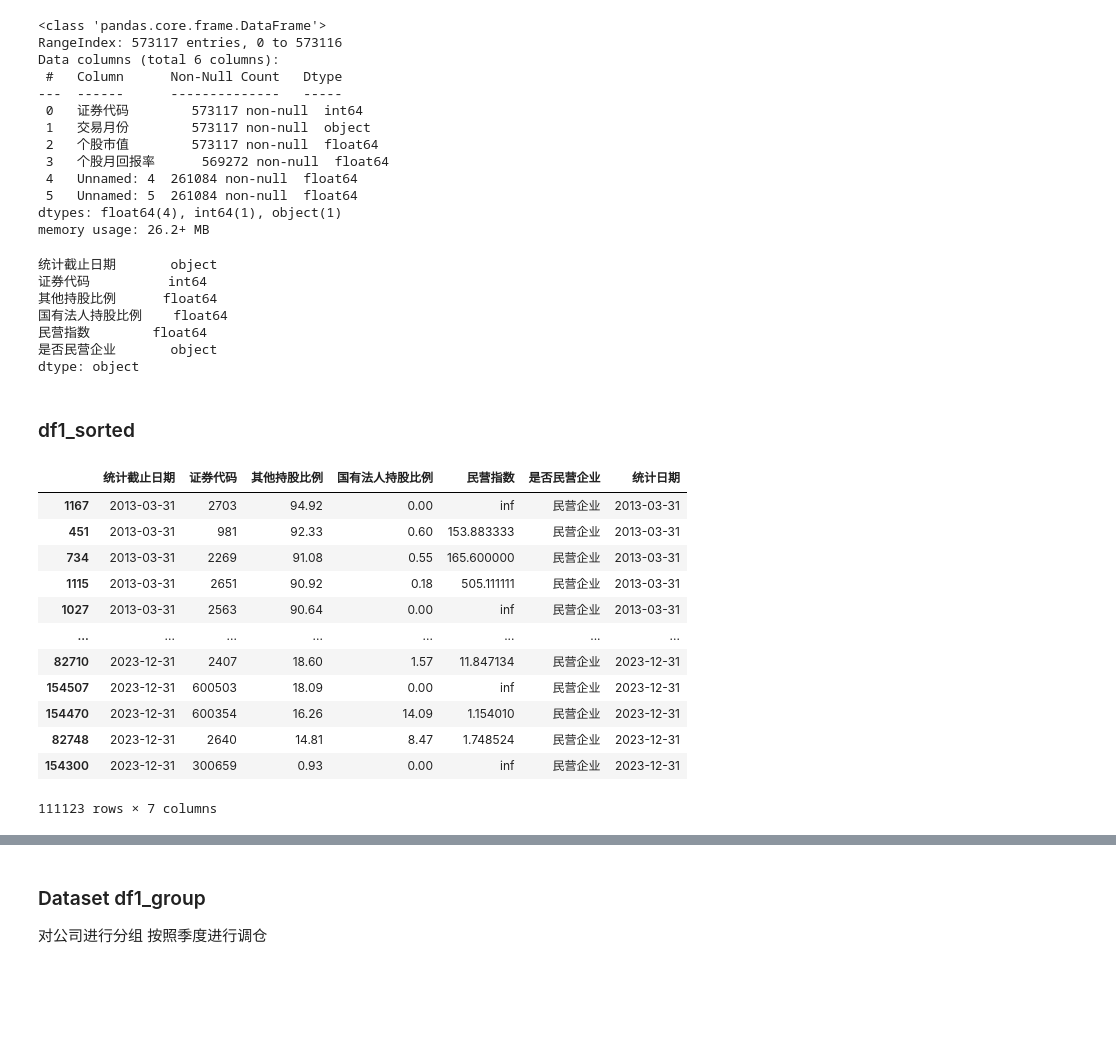
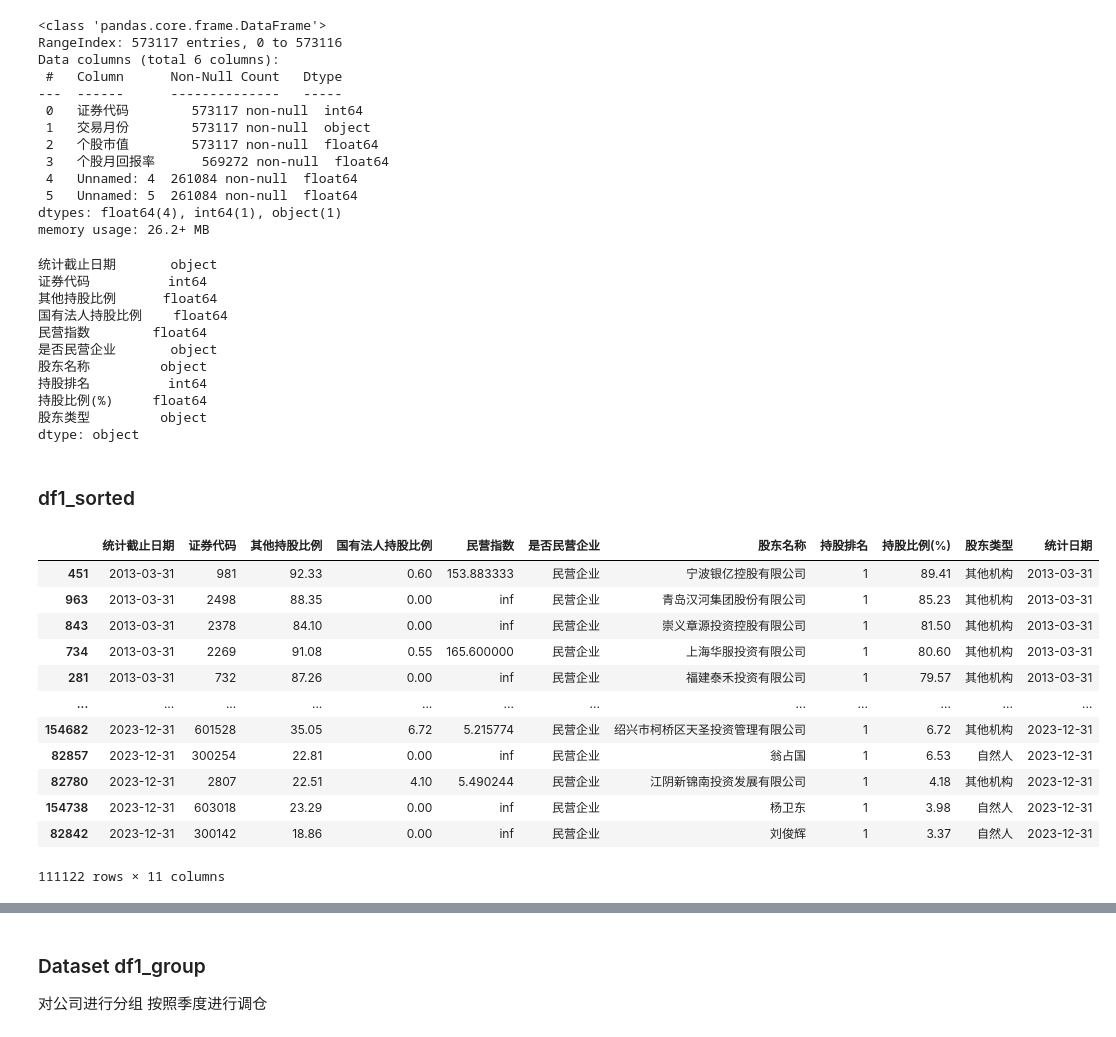
Before and after one commit to Prussia/playJupyter, a Jupyter notebook: testproj/计算加权回报率.ipynb, the cells around one changed output, grey strips where cells are left out. Drawn from its saved outputs; the diff is of its cells as text; code cells hidden in the pictures; blank space fills up the shorter version.

```diff
--- a/testproj/计算加权回报率.ipynb
+++ b/testproj/计算加权回报率.ipynb
@@ -17,8 +17,8 @@ import warnings
 warnings.filterwarnings('ignore')
 # %%
 # import data
-df1_1 = pd.read_excel('证券2.xlsx', engine='openpyxl')
-df1_2 = pd.read_excel('证券1.xlsx', engine='openpyxl')
+df1_1 = pd.read_excel('证券2_final.xlsx', engine='openpyxl')
+df1_2 = pd.read_excel('证券1_final.xlsx', engine='openpyxl')
 df1_3 = pd.concat([df1_1, df1_2], ignore_index=True)
 df1 = df1_3[df1_3['民营指数'] >= 1]
 # %%
@@ -51,6 +51,10 @@ df1.dtypes
 国有法人持股比例    float64
 民营指数        float64
 是否民营企业       object
+股东名称         object
+持股排名          int64
+持股比例(%)     float64
+股东类型         object
 dtype: object
 # %%
 df1['统计日期'] = pd.to_datetime(df1['统计截止日期'])
@@ -59,22 +63,22 @@ df3['统计日期'] = pd.to_datetime(df3['交易月份'])
 # %% [markdown]
 ### df1_sorted
 # %%
-df1_sorted = df1.sort_values(by=['统计日期', '其他持股比例'], ascending=[True, False])
+df1_sorted = df1.sort_values(by=['统计日期', '持股比例(%)'], ascending=[True, False])
 df1_sorted
 # %% [output]
-|  | 统计截止日期 | 证券代码 | 其他持股比例 | 国有法人持股比例 | 民营指数 | 是否民营企业 | 统计日期 |
-| 1167 | 2013-03-31 | 2703 | 94.92 | 0.00 | inf | 民营企业 | 2013-03-31 |
-| 451 | 2013-03-31 | 981 | 92.33 | 0.60 | 153.883333 | 民营企业 | 2013-03-31 |
-| 734 | 2013-03-31 | 2269 | 91.08 | 0.55 | 165.600000 | 民营企业 | 2013-03-31 |
-| 1115 | 2013-03-31 | 2651 | 90.92 | 0.18 | 505.111111 | 民营企业 | 2013-03-31 |
-| 1027 | 2013-03-31 | 2563 | 90.64 | 0.00 | inf | 民营企业 | 2013-03-31 |
-| ... | ... | ... | ... | ... | ... | ... | ... |
-| 82710 | 2023-12-31 | 2407 | 18.60 | 1.57 | 11.847134 | 民营企业 | 2023-12-31 |
-| 154507 | 2023-12-31 | 600503 | 18.09 | 0.00 | inf | 民营企业 | 2023-12-31 |
-| 154470 | 2023-12-31 | 600354 | 16.26 | 14.09 | 1.154010 | 民营企业 | 2023-12-31 |
-| 82748 | 2023-12-31 | 2640 | 14.81 | 8.47 | 1.748524 | 民营企业 | 2023-12-31 |
-| 154300 | 2023-12-31 | 300659 | 0.93 | 0.00 | inf | 民营企业 | 2023-12-31 |
+|  | 统计截止日期 | 证券代码 | 其他持股比例 | 国有法人持股比例 | 民营指数 | 是否民营企业 | 股东名称 | 持股排名 | 持股比例(%) | 股东类型 | 统计日期 |
+| 451 | 2013-03-31 | 981 | 92.33 | 0.60 | 153.883333 | 民营企业 | 宁波银亿控股有限公司 | 1 | 89.41 | 其他机构 | 2013-03-31 |
+| 963 | 2013-03-31 | 2498 | 88.35 | 0.00 | inf | 民营企业 | 青岛汉河集团股份有限公司 | 1 | 85.23 | 其他机构 | 2013-03-31 |
+| 843 | 2013-03-31 | 2378 | 84.10 | 0.00 | inf | 民营企业 | 崇义章源投资控股有限公司 | 1 | 81.50 | 其他机构 | 2013-03-31 |
+| 734 | 2013-03-31 | 2269 | 91.08 | 0.55 | 165.600000 | 民营企业 | 上海华服投资有限公司 | 1 | 80.60 | 其他机构 | 2013-03-31 |
+| 281 | 2013-03-31 | 732 | 87.26 | 0.00 | inf | 民营企业 | 福建泰禾投资有限公司 | 1 | 79.57 | 其他机构 | 2013-03-31 |
+| ... | ... | ... | ... | ... | ... | ... | ... | ... | ... | ... | ... |
+| 154682 | 2023-12-31 | 601528 | 35.05 | 6.72 | 5.215774 | 民营企业 | 绍兴市柯桥区天圣投资管理有限公司 | 1 | 6.72 | 其他机构 | 2023-12-31 |
+| 82857 | 2023-12-31 | 300254 | 22.81 | 0.00 | inf | 民营企业 | 翁占国 | 1 | 6.53 | 自然人 | 2023-12-31 |
+| 82780 | 2023-12-31 | 2807 | 22.51 | 4.10 | 5.490244 | 民营企业 | 江阴新锦南投资发展有限公司 | 1 | 4.18 | 其他机构 | 2023-12-31 |
+| 154738 | 2023-12-31 | 603018 | 23.29 | 0.00 | inf | 民营企业 | 杨卫东 | 1 | 3.98 | 自然人 | 2023-12-31 |
+| 82842 | 2023-12-31 | 300142 | 18.86 | 0.00 | inf | 民营企业 | 刘俊辉 | 1 | 3.37 | 自然人 | 2023-12-31 |
-111123 rows × 7 columns
+111122 rows × 11 columns
 # %%
 # grouped_returns = pd.DataFrame()
 
```
Also changed, not shown: parts of 52 cells of this notebook, 3 other files.
